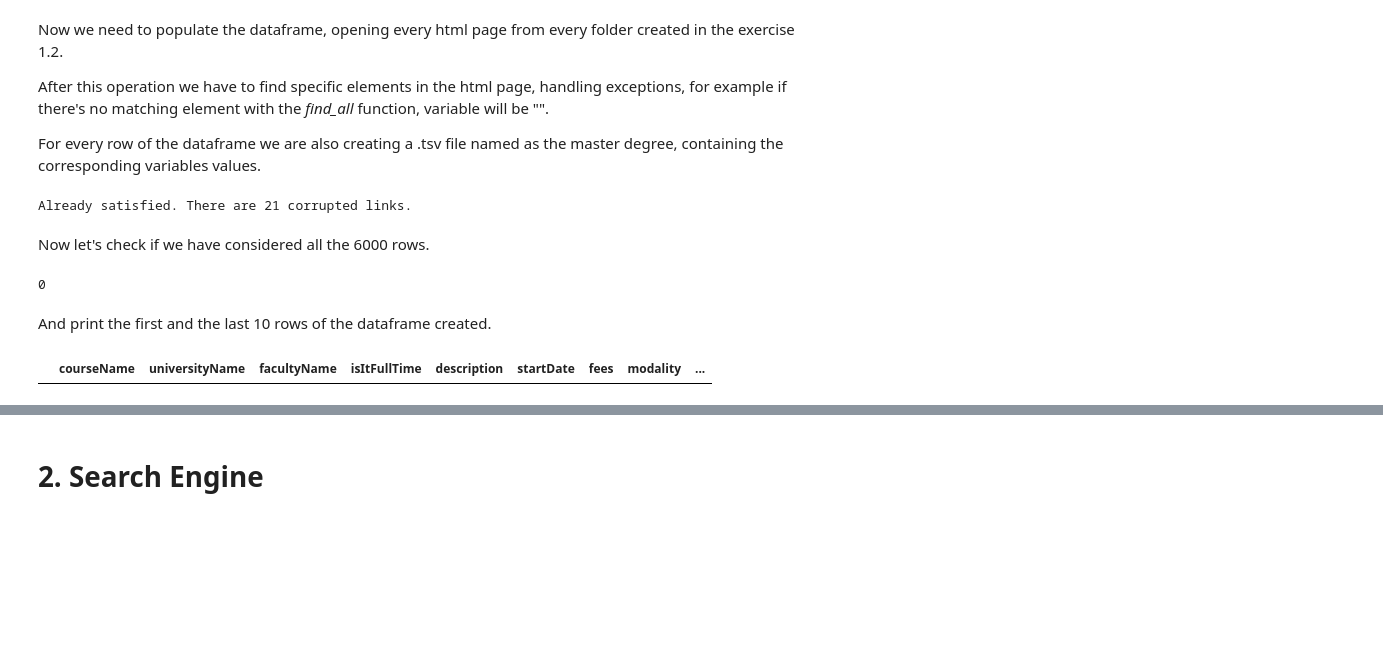
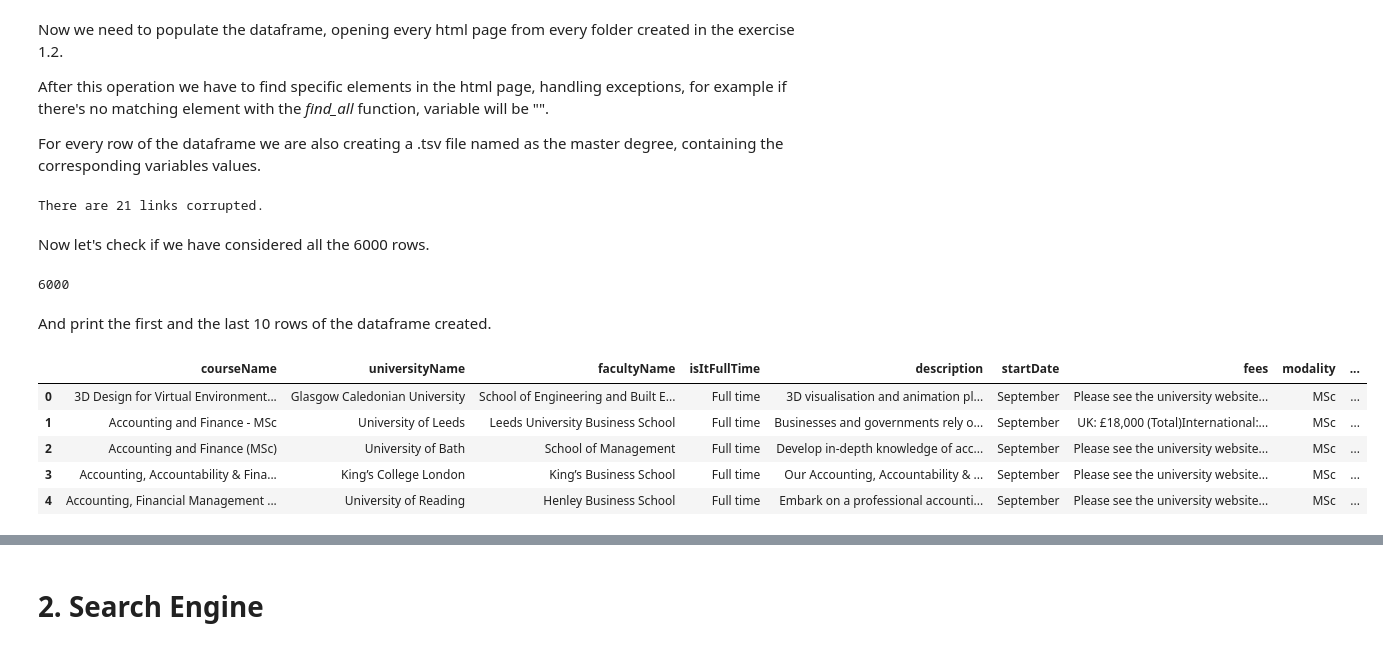
Before and after one commit to saifali03/Master-s-Degrees-from-all-over-, a Jupyter notebook: main.ipynb, the cells around one changed output, grey strips where cells are left out. Drawn from its saved outputs; the diff is of its cells as text; code cells hidden in the pictures; blank space fills up the shorter version.

```diff
--- a/main.ipynb
+++ b/main.ipynb
@@ -141,22 +141,27 @@ For every row of the dataframe we are also creating a .tsv file named as the mas
 pth = "master_programs_html" # path of the html pages
 path = 'course_links.txt'   # URLs path
 fold = 0  # change this parameter if you need to start the population process of the df not from folder 1, without losing progresses
-if not os.path.exists('files_tsv'):
+if not os.path.exists('files_tsv/course6000.tsv'):
     df = populate_df(pth, path, fold, df)
 else:
     print('Already satisfied. There are 21 corrupted links.')
 # %% [output]
-Already satisfied. There are 21 corrupted links.
+There are 21 links corrupted.
 # %% [markdown]
 Now let's check if we have considered all the 6000 rows.
 # %%
 df.shape[0]
 # %% [output]
-0
+6000
 # %% [markdown]
 And print the first and the last 10 rows of the dataframe created.
 # %%
-df.head(10)
+df.head(5)
 # %% [output]
 |  | courseName | universityName | facultyName | isItFullTime | description | startDate | fees | modality | ... |
+| 0 | 3D Design for Virtual Environment... | Glasgow Caledonian University | School of Engineering and Built E... | Full time | 3D visualisation and animation pl... | September | Please see the university website... | MSc | ... |
+| 1 | Accounting and Finance - MSc | University of Leeds | Leeds University Business School | Full time | Businesses and governments rely o... | September | UK: £18,000 (Total)International:... | MSc | ... |
+| 2 | Accounting and Finance (MSc) | University of Bath | School of Management | Full time | Develop in-depth knowledge of acc... | September | Please see the university website... | MSc | ... |
+| 3 | Accounting, Accountability & Fina... | King’s College London | King’s Business School | Full time | Our Accounting, Accountability & ... | September | Please see the university website... | MSc | ... |
+| 4 | Accounting, Financial Management ... | University of Reading | Henley Business School | Full time | Embark on a professional accounti... | September | Please see the university website... | MSc | ... |
 # %%
```
Also changed, not shown: parts of 26 cells of this notebook, 1 other file.
